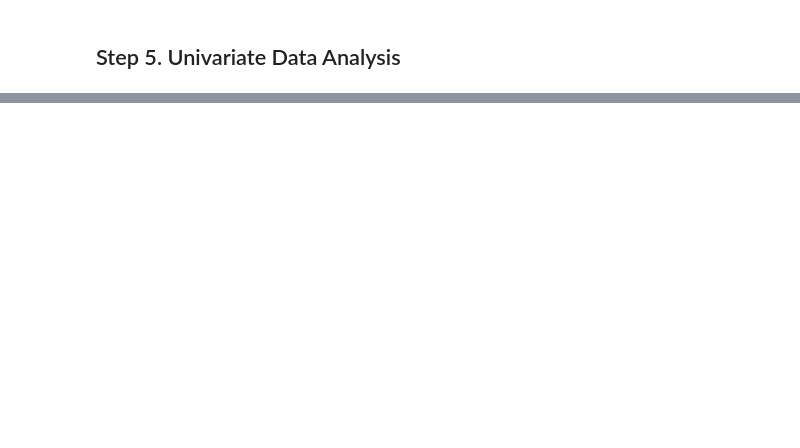
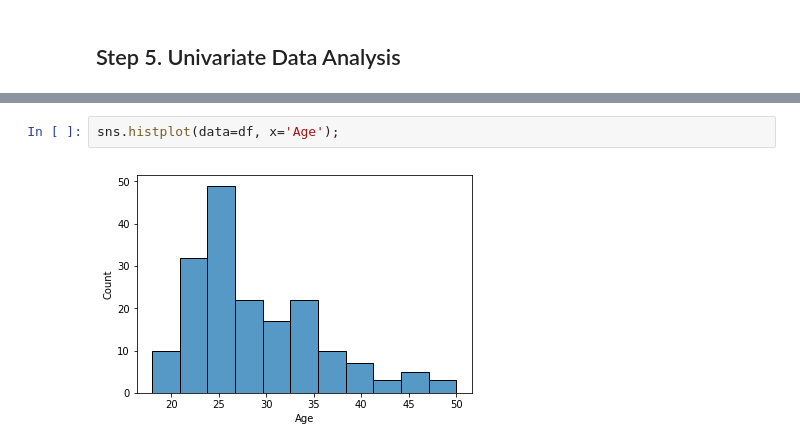
Before and after one commit to Isaac009/PGP-AIML, a Jupyter notebook: Projects/CardioGoodProject.ipynb, the cells around one changed output, grey strips where cells are left out. Saved outputs shown, nothing was run; the diff lists cells and outputs as text; blank space fills up the shorter version.

```diff
--- a/Projects/CardioGoodProject.ipynb
+++ b/Projects/CardioGoodProject.ipynb
@@ -113,0 +168,4 @@ Step 5. Univariate Data Analysis
+# %%
+sns.histplot(data=df, x='Age');
+# %% [output]
+[figure, added]
```
Also changed, not shown: parts of 11 cells of this notebook.
